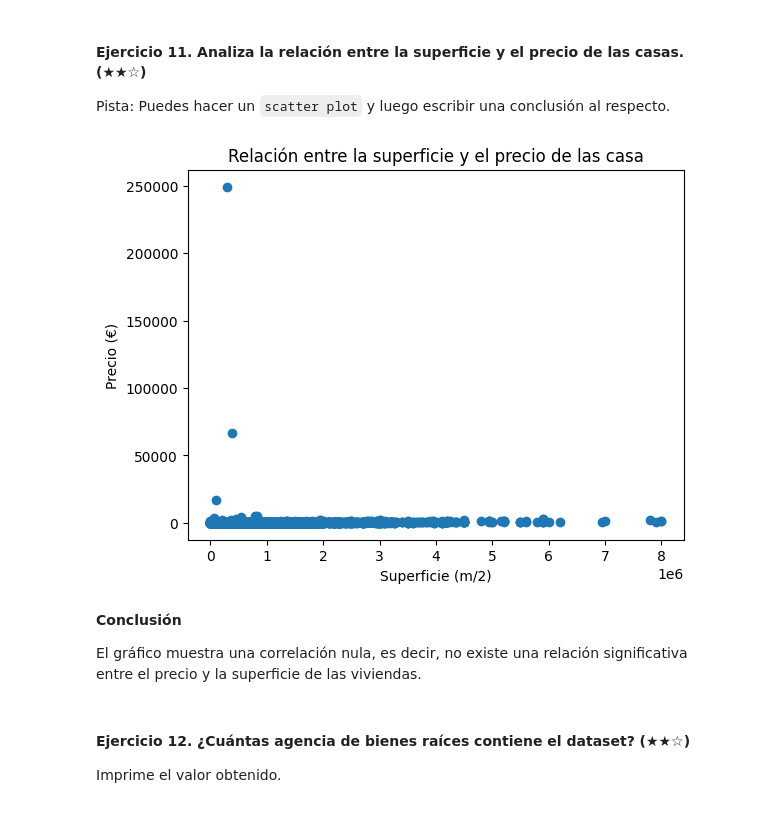
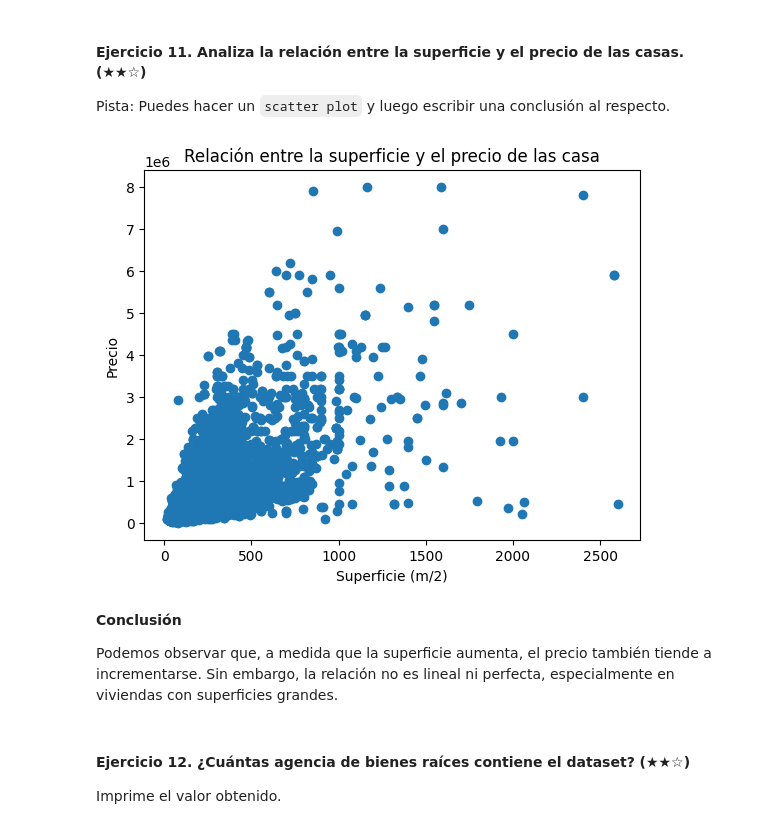
Before and after one commit to 4GeeksAcademy/Sami-Limpieza-Datos-Inmobiliarios, a Jupyter notebook: project.es.ipynb, the cells around one changed output. Drawn from its saved outputs; the diff is of its cells as text; code cells hidden in the pictures.

```diff
--- a/project.es.ipynb
+++ b/project.es.ipynb
@@ -220,18 +215,19 @@ Aunque el precio promedio de las viviendas en Valdemorillo y Galapagar sea simil
 Pista: Puedes hacer un `scatter plot` y luego escribir una conclusión al respecto.
 # %%
 # TODO:
+ds_surface_filtro = ds.dropna(subset=['price', 'surface'])[(ds['price'] > 0) & (ds['surface'] < 3000)]
 
-plt.scatter(ds['price'], ds['surface'])
+plt.scatter(ds_surface_filtro['surface'], ds_surface_filtro['price'])
 plt.xlabel('Superficie (m/2)')
-plt.ylabel('Precio (€)')
+plt.ylabel('Precio')
 plt.title('Relación entre la superficie y el precio de las casa')
 plt.show()
 # %% [output]
-[figure, old version]
+[figure, new version]
 # %% [markdown]
 **Conclusión**
 
-El gráfico muestra una correlación nula, es decir, no existe una relación significativa entre el precio y la superficie de las viviendas.
+Podemos observar que, a medida que la superficie aumenta, el precio también tiende a incrementarse. Sin embargo, la relación no es lineal ni perfecta, especialmente en viviendas con superficies grandes.
 # %% [markdown]
 #### Ejercicio 12. ¿Cuántas agencia de bienes raíces contiene el dataset? (★★☆)
 
```
Also changed, not shown: parts of 14 cells of this notebook.
